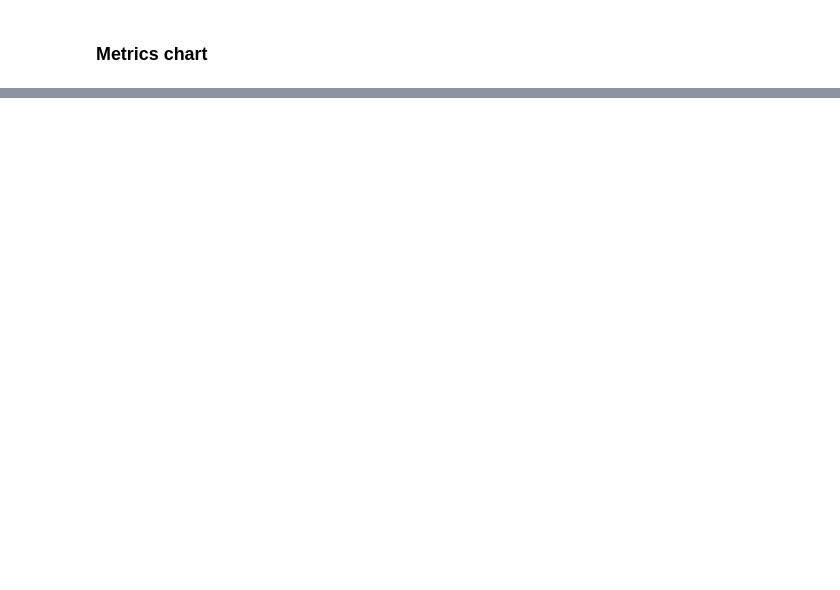
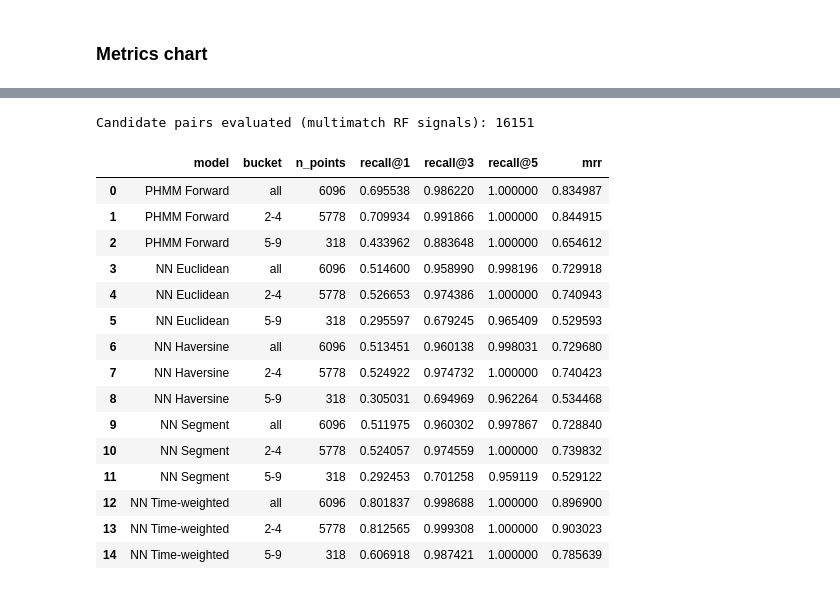
Before and after one commit to grimmmbo/AIS_RF_matching, a Jupyter notebook: notebooks/05_baseline_comparison.ipynb, the cells around one changed output, grey strips where cells are left out. Cells and saved outputs as stored; diff of their text form; code cells hidden in the pictures; blank space fills up the shorter version.

```diff
--- a/notebooks/05_baseline_comparison.ipynb
+++ b/notebooks/05_baseline_comparison.ipynb
@@ -243,0 +195,37 @@ plt.show()
+# %%
+def evaluate_ranking_models(preselection_subset, ks=(1, 3, 5)):
+    """
+    Recall@k, MRR and their candidate-set-size stratification for
+    every model in MODELS, on a given subset of preselected candidate
+    pairs
+
+    Args:
+        preselection_subset (pd.DataFrame): Candidate AIS-RF pairs
+            (either the full preselection, or restricted to multimatch
+            RF signals)
+        ks (tuple[int]): Recall@k cutoffs to report
+
+    Returns:
+        tuple[pd.DataFrame, dict[str, pd.DataFrame]]: a long-form table
+        with one row per (model, candidate-count bucket) — columns
+        model, bucket, n_points, recall@<k> for each k, mrr — and a
+        dict mapping model name to its per-RF-point ranking summary
+        (from summarize_ranking), reused below for the margin plots
+        and significance tests
+    """
+    stratified_tables = []
+    summaries = {}
+    for name, _, score_col, mode, _ in MODELS:
+        merged = preselection_subset.merge(
+            results[name],
+            on=["RF_track_id", "RF_signal_id", "AIS_track_id", "is_true_match"],
+            how="inner",
+        )
+        summary = summarize_ranking(merged, score_col, mode=mode, ks=ks)
+        summaries[name] = summary
+
+        stratified = stratified_ranking_metrics(summary, ks=ks)
+        stratified.insert(0, "model", name)
+        stratified_tables.append(stratified)
+
+    return pd.concat(stratified_tables, ignore_index=True), summaries
@@ -243,0 +256,23 @@ plt.show()
+# %%
+ranking_comparison_multi, ranking_summaries_multi = evaluate_ranking_models(df_preselection_multimatch)
+
+print("Candidate pairs evaluated (multimatch RF signals):", len(df_preselection_multimatch))
+ranking_comparison_multi
+# %% [output]
+Candidate pairs evaluated (multimatch RF signals): 16151
+|  | model | bucket | n_points | recall@1 | recall@3 | recall@5 | mrr |
+| 0 | PHMM Forward | all | 6096 | 0.695538 | 0.986220 | 1.000000 | 0.834987 |
+| 1 | PHMM Forward | 2-4 | 5778 | 0.709934 | 0.991866 | 1.000000 | 0.844915 |
+| 2 | PHMM Forward | 5-9 | 318 | 0.433962 | 0.883648 | 1.000000 | 0.654612 |
+| 3 | NN Euclidean | all | 6096 | 0.514600 | 0.958990 | 0.998196 | 0.729918 |
+| 4 | NN Euclidean | 2-4 | 5778 | 0.526653 | 0.974386 | 1.000000 | 0.740943 |
+| 5 | NN Euclidean | 5-9 | 318 | 0.295597 | 0.679245 | 0.965409 | 0.529593 |
+| 6 | NN Haversine | all | 6096 | 0.513451 | 0.960138 | 0.998031 | 0.729680 |
+| 7 | NN Haversine | 2-4 | 5778 | 0.524922 | 0.974732 | 1.000000 | 0.740423 |
+| 8 | NN Haversine | 5-9 | 318 | 0.305031 | 0.694969 | 0.962264 | 0.534468 |
+| 9 | NN Segment | all | 6096 | 0.511975 | 0.960302 | 0.997867 | 0.728840 |
+| 10 | NN Segment | 2-4 | 5778 | 0.524057 | 0.974559 | 1.000000 | 0.739832 |
+| 11 | NN Segment | 5-9 | 318 | 0.292453 | 0.701258 | 0.959119 | 0.529122 |
+| 12 | NN Time-weighted | all | 6096 | 0.801837 | 0.998688 | 1.000000 | 0.896900 |
+| 13 | NN Time-weighted | 2-4 | 5778 | 0.812565 | 0.999308 | 1.000000 | 0.903023 |
+| 14 | NN Time-weighted | 5-9 | 318 | 0.606918 | 0.987421 | 1.000000 | 0.785639 |
```
Also changed, not shown: parts of 19 cells of this notebook, 7 other files.
